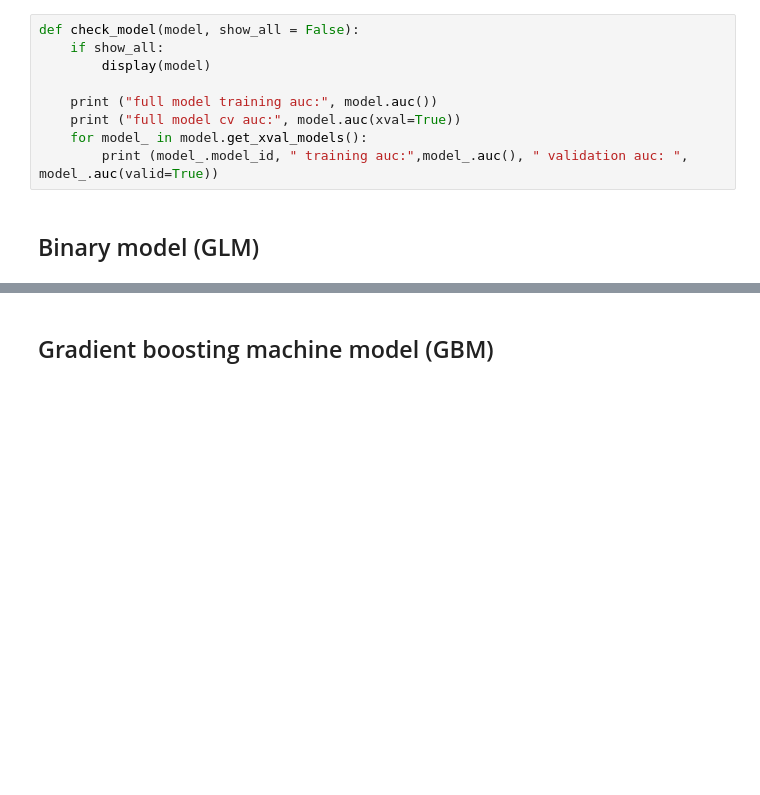
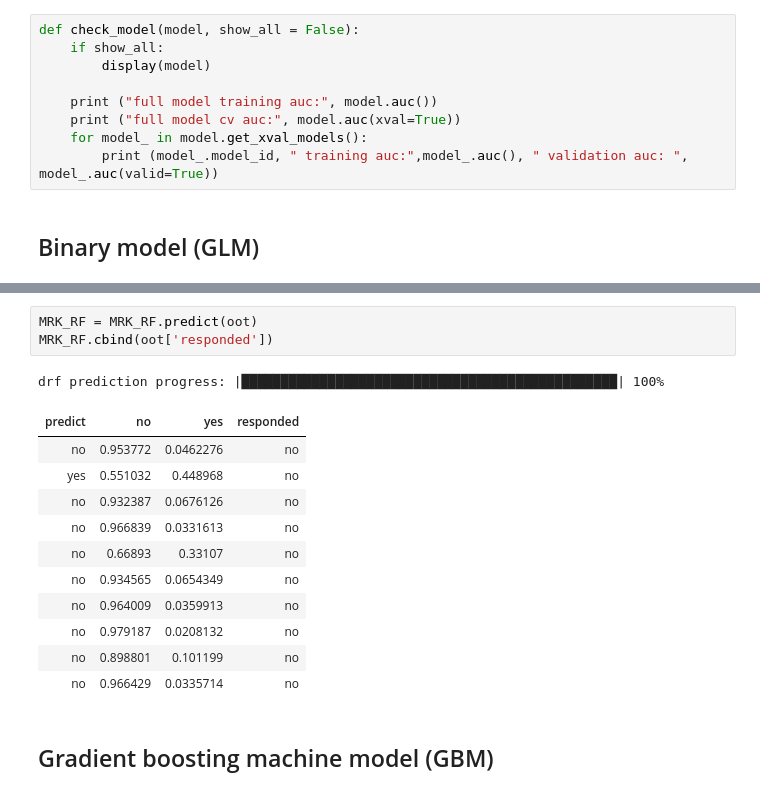
Before and after one commit to giorgiosaez/data-science-cases, a Jupyter notebook: Marketing-ELVT/2.Marketing_Case-ELVT-Build-inProgress.ipynb, the cells around one changed output, grey strips where cells are left out. Saved outputs shown, nothing was run; the diff lists cells and outputs as text; blank space fills up the shorter version.

```diff
--- a/Marketing-ELVT/2.Marketing_Case-ELVT-Build-inProgress.ipynb
+++ b/Marketing-ELVT/2.Marketing_Case-ELVT-Build-inProgress.ipynb
@@ -133,3 +346,19 @@ pred.cbind(oot['responded'])
+# %%
+MRK_RF = MRK_RF.predict(oot)
+MRK_RF.cbind(oot['responded'])
+# %% [output]
+drf prediction progress: |████████████████████████████████████████████████| 100%
+| predict | no | yes | responded |
+| no | 0.953772 | 0.0462276 | no |
+| yes | 0.551032 | 0.448968 | no |
+| no | 0.932387 | 0.0676126 | no |
+| no | 0.966839 | 0.0331613 | no |
+| no | 0.66893 | 0.33107 | no |
+| no | 0.934565 | 0.0654349 | no |
+| no | 0.964009 | 0.0359913 | no |
+| no | 0.979187 | 0.0208132 | no |
+| no | 0.898801 | 0.101199 | no |
+| no | 0.966429 | 0.0335714 | no |
 # %% [markdown]
 ## Gradient boosting machine model (GBM)
 # %%
```
Also changed, not shown: parts of 12 cells of this notebook, 3 other files.
